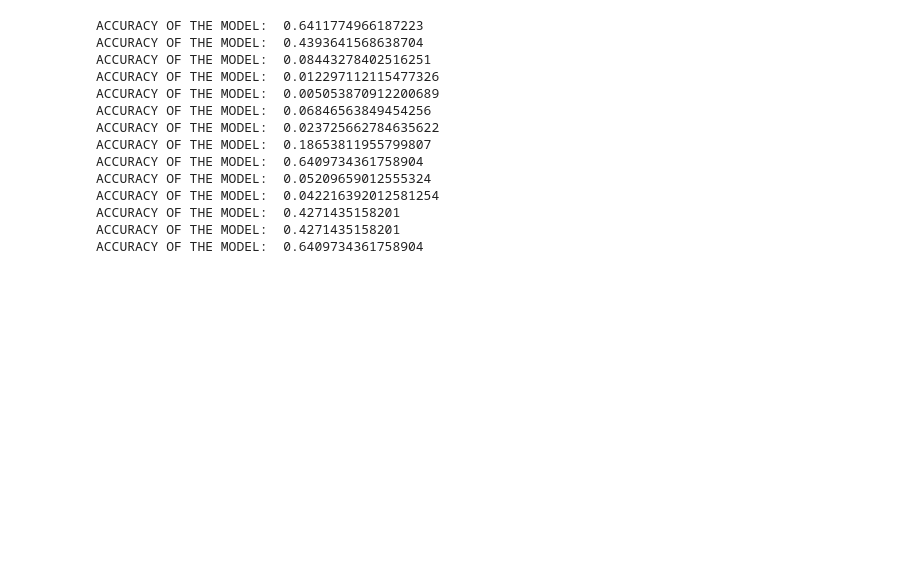
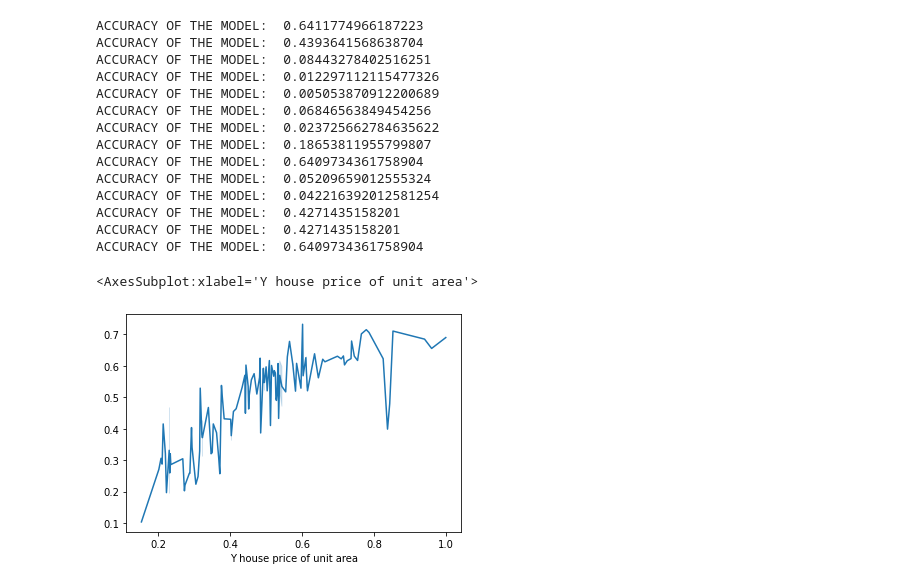
Before and after one commit to atharv4git/EDA-DP-FE--test, a Jupyter notebook: real estate price prediction/making a model.ipynb, the cells around one changed output. Drawn from its saved outputs; the diff is of its cells as text; code cells hidden in the pictures; blank space fills up the shorter version.

```diff
--- a/real estate price prediction/making a model.ipynb
+++ b/real estate price prediction/making a model.ipynb
@@ -109,3 +109,8 @@ ACCURACY OF THE MODEL:  0.042216392012581254
 ACCURACY OF THE MODEL:  0.4271435158201
 ACCURACY OF THE MODEL:  0.4271435158201
 ACCURACY OF THE MODEL:  0.6409734361758904
+# %%
+sns.lineplot(x=y_test,y=y_pred)
+# %% [output]
+<AxesSubplot:xlabel='Y house price of unit area'>
+[figure, added]
```
